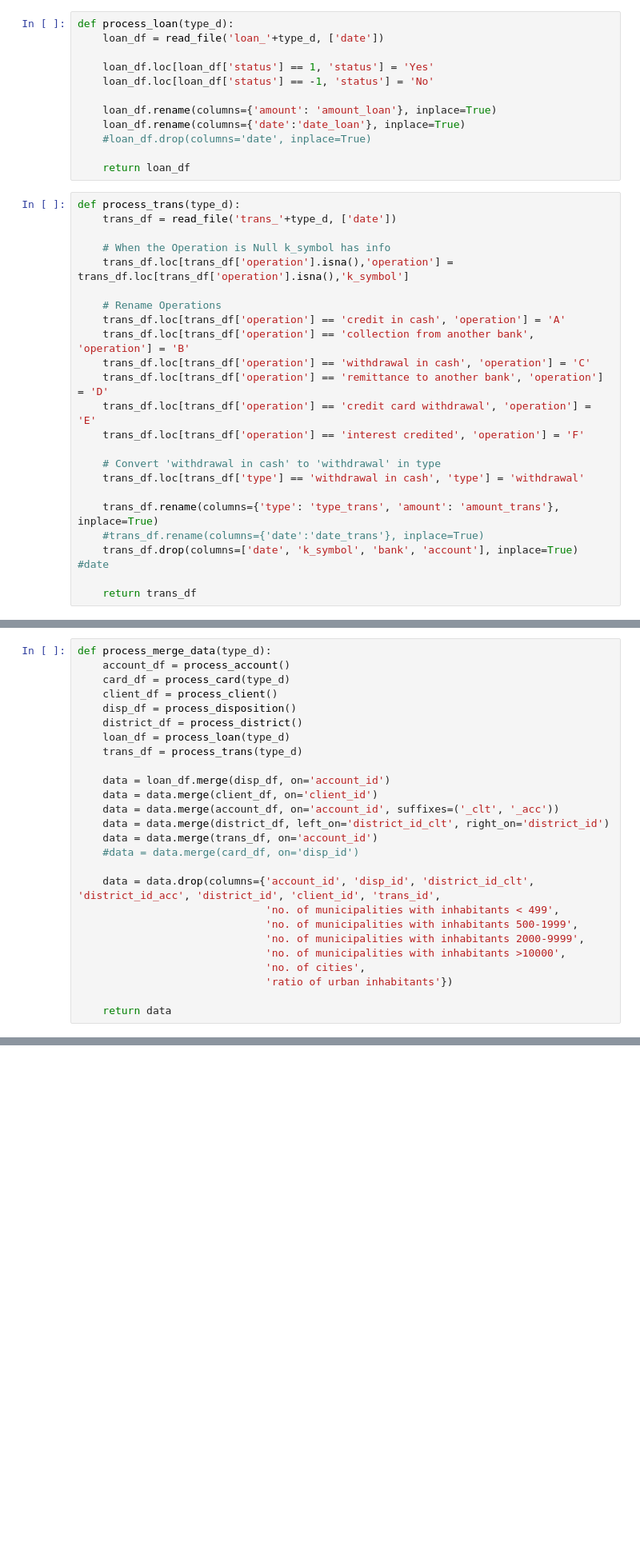
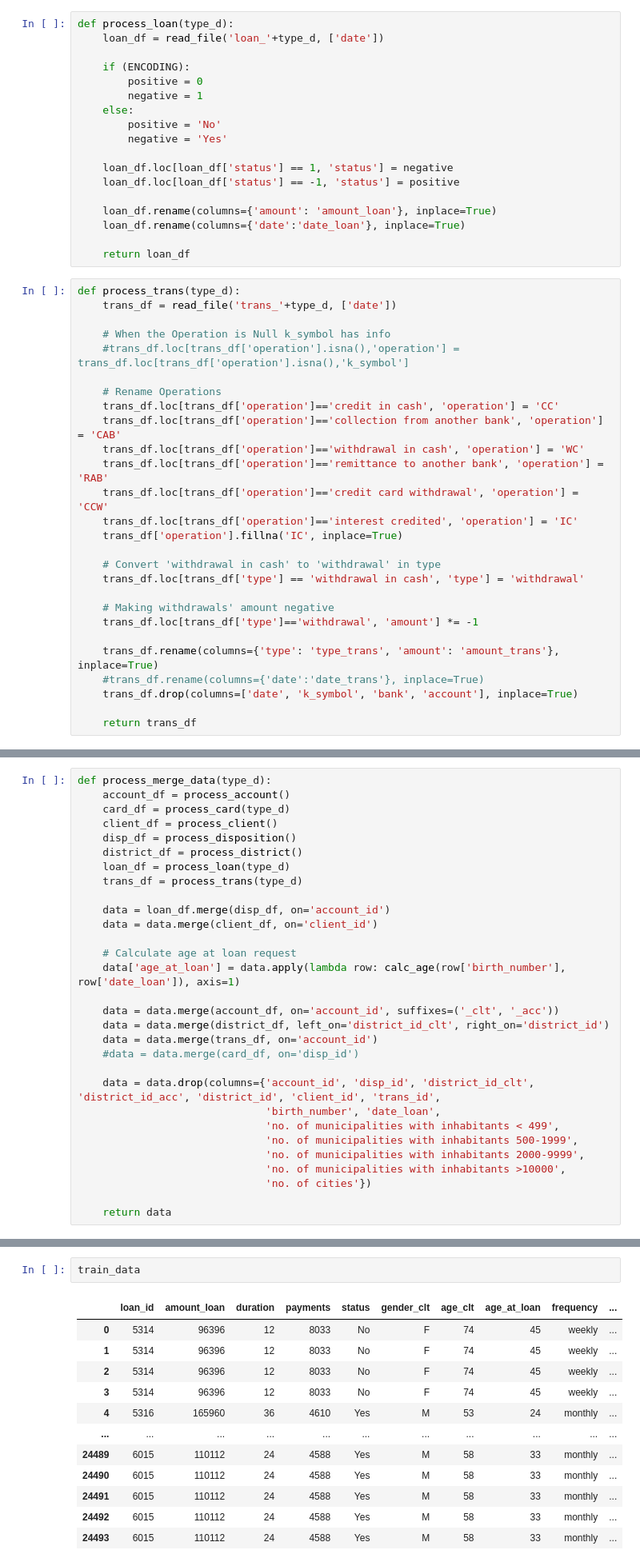
Before and after one commit to Ca-moes/AC, a Jupyter notebook: data_process.ipynb, the cells around one changed output, grey strips where cells are left out. Shown at 80% size. Saved outputs shown, nothing was run; the diff lists cells and outputs as text; blank space fills up the shorter version.

```diff
--- a/data_process.ipynb
+++ b/data_process.ipynb
@@ -109,12 +131,18 @@ def process_district():
 def process_loan(type_d):
     loan_df = read_file('loan_'+type_d, ['date'])
 
-    loan_df.loc[loan_df['status'] == 1, 'status'] = 'Yes'
-    loan_df.loc[loan_df['status'] == -1, 'status'] = 'No'
+    if (ENCODING):
+        positive = 0
+        negative = 1
+    else:
+        positive = 'No'
+        negative = 'Yes'
+
+    loan_df.loc[loan_df['status'] == 1, 'status'] = negative
+    loan_df.loc[loan_df['status'] == -1, 'status'] = positive
 
     loan_df.rename(columns={'amount': 'amount_loan'}, inplace=True)
     loan_df.rename(columns={'date':'date_loan'}, inplace=True)
-    #loan_df.drop(columns='date', inplace=True)
 
     return loan_df
 # %%
@@ -122,22 +150,26 @@ def process_trans(type_d):
     trans_df = read_file('trans_'+type_d, ['date'])
 
     # When the Operation is Null k_symbol has info
-    trans_df.loc[trans_df['operation'].isna(),'operation'] = trans_df.loc[trans_df['operation'].isna(),'k_symbol']
+    #trans_df.loc[trans_df['operation'].isna(),'operation'] = trans_df.loc[trans_df['operation'].isna(),'k_symbol']
 
     # Rename Operations
-    trans_df.loc[trans_df['operation'] == 'credit in cash', 'operation'] = 'A'
-    trans_df.loc[trans_df['operation'] == 'collection from another bank', 'operation'] = 'B'
-    trans_df.loc[trans_df['operation'] == 'withdrawal in cash', 'operation'] = 'C'
-    trans_df.loc[trans_df['operation'] == 'remittance to another bank', 'operation'] = 'D'
-    trans_df.loc[trans_df['operation'] == 'credit card withdrawal', 'operation'] = 'E'
-    trans_df.loc[trans_df['operation'] == 'interest credited', 'operation'] = 'F'
+    trans_df.loc[trans_df['operation']=='credit in cash', 'operation'] = 'CC'
+    trans_df.loc[trans_df['operation']=='collection from another bank', 'operation'] = 'CAB'
+    trans_df.loc[trans_df['operation']=='withdrawal in cash', 'operation'] = 'WC'
+    trans_df.loc[trans_df['operation']=='remittance to another bank', 'operation'] = 'RAB'
+    trans_df.loc[trans_df['operation']=='credit card withdrawal', 'operation'] = 'CCW'
+    trans_df.loc[trans_df['operation']=='interest credited', 'operation'] = 'IC'
+    trans_df['operation'].fillna('IC', inplace=True)
 
     # Convert 'withdrawal in cash' to 'withdrawal' in type
     trans_df.loc[trans_df['type'] == 'withdrawal in cash', 'type'] = 'withdrawal'
 
+    # Making withdrawals' amount negative
+    trans_df.loc[trans_df['type']=='withdrawal', 'amount'] *= -1
+
     trans_df.rename(columns={'type': 'type_trans', 'amount': 'amount_trans'}, inplace=True)
     #trans_df.rename(columns={'date':'date_trans'}, inplace=True)
-    trans_df.drop(columns=['date', 'k_symbol', 'bank', 'account'], inplace=True) #date
+    trans_df.drop(columns=['date', 'k_symbol', 'bank', 'account'], inplace=True)
 
     return trans_df
 # %% [markdown]
@@ -154,18 +186,22 @@ def process_merge_data(type_d):
 
     data = loan_df.merge(disp_df, on='account_id')
     data = data.merge(client_df, on='client_id')
+
+    # Calculate age at loan request
+    data['age_at_loan'] = data.apply(lambda row: calc_age(row['birth_number'], row['date_loan']), axis=1)
+
     data = data.merge(account_df, on='account_id', suffixes=('_clt', '_acc'))
     data = data.merge(district_df, left_on='district_id_clt', right_on='district_id')
     data = data.merge(trans_df, on='account_id')
     #data = data.merge(card_df, on='disp_id')
 
     data = data.drop(columns={'account_id', 'disp_id', 'district_id_clt', 'district_id_acc', 'district_id', 'client_id', 'trans_id',
+                              'birth_number', 'date_loan',
                               'no. of municipalities with inhabitants < 499',
                               'no. of municipalities with inhabitants 500-1999',
                               'no. of municipalities with inhabitants 2000-9999',
                               'no. of municipalities with inhabitants >10000',
-                              'no. of cities',
-                              'ratio of urban inhabitants'})
+                              'no. of cities'})
 
     return data
 # %% [markdown]
@@ -198 +235,16 @@ memory usage: 5.3+ MB
 None
+# %%
+train_data
+# %% [output]
+|  | loan_id | amount_loan | duration | payments | status | gender_clt | age_clt | age_at_loan | frequency | ... |
+| 0 | 5314 | 96396 | 12 | 8033 | No | F | 74 | 45 | weekly | ... |
+| 1 | 5314 | 96396 | 12 | 8033 | No | F | 74 | 45 | weekly | ... |
+| 2 | 5314 | 96396 | 12 | 8033 | No | F | 74 | 45 | weekly | ... |
+| 3 | 5314 | 96396 | 12 | 8033 | No | F | 74 | 45 | weekly | ... |
+| 4 | 5316 | 165960 | 36 | 4610 | Yes | M | 53 | 24 | monthly | ... |
+| ... | ... | ... | ... | ... | ... | ... | ... | ... | ... | ... |
+| 24489 | 6015 | 110112 | 24 | 4588 | Yes | M | 58 | 33 | monthly | ... |
+| 24490 | 6015 | 110112 | 24 | 4588 | Yes | M | 58 | 33 | monthly | ... |
+| 24491 | 6015 | 110112 | 24 | 4588 | Yes | M | 58 | 33 | monthly | ... |
+| 24492 | 6015 | 110112 | 24 | 4588 | Yes | M | 58 | 33 | monthly | ... |
+| 24493 | 6015 | 110112 | 24 | 4588 | Yes | M | 58 | 33 | monthly | ... |
```
Also changed, not shown: parts of 13 cells of this notebook, 9 other files.
